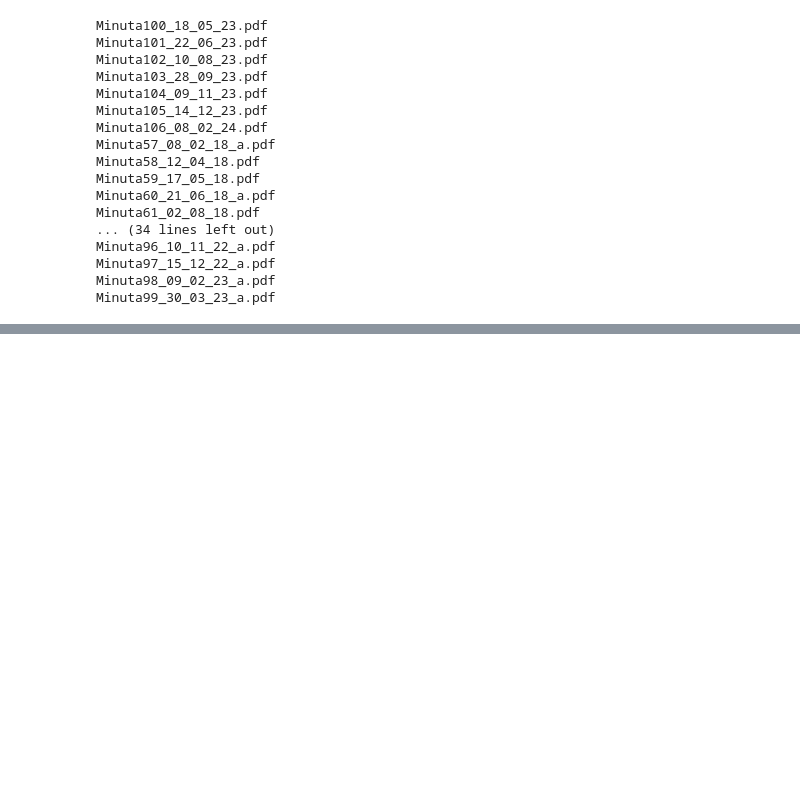
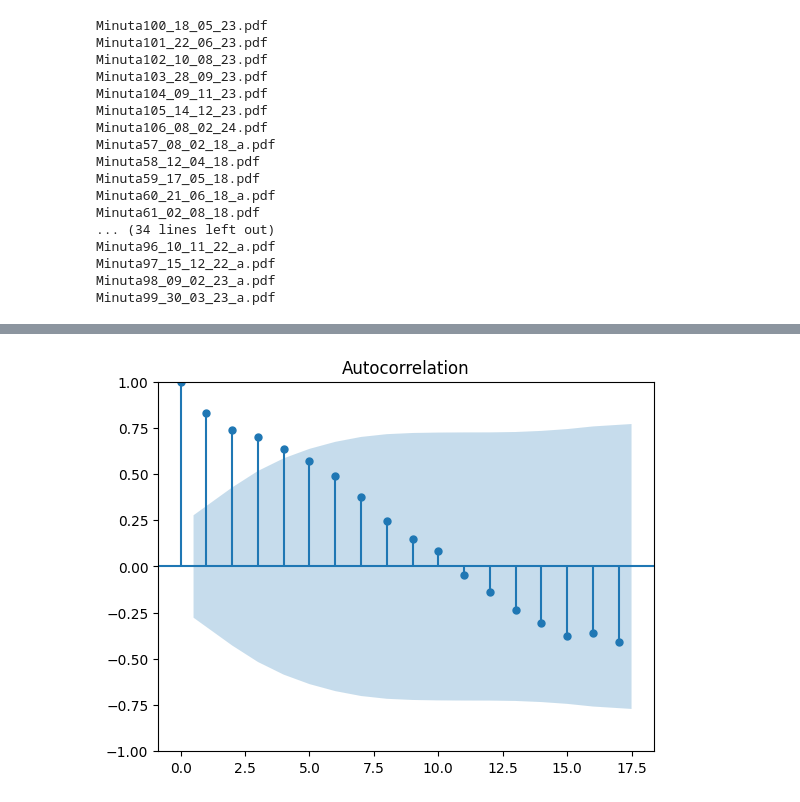
Before and after one commit to LeobardoEnriquezH/TetxAnalysisExample1, a Jupyter notebook: textanalysis.ipynb, the cells around one changed output, grey strips where cells are left out. Drawn from its saved outputs; the diff is of its cells as text; code cells hidden in the pictures; blank space fills up the shorter version.

```diff
--- a/textanalysis.ipynb
+++ b/textanalysis.ipynb
@@ -251,0 +245,6 @@ haw_dov.to_csv("haw_dov.csv", index=False)
+# %%
+from statsmodels.graphics.tsaplots import plot_acf
+plot_acf(haw_dov['haw_dov'])
+plt.show()
+# %% [output]
+[figure, added]
```
Also changed, not shown: parts of 16 cells of this notebook, 2 other files.
